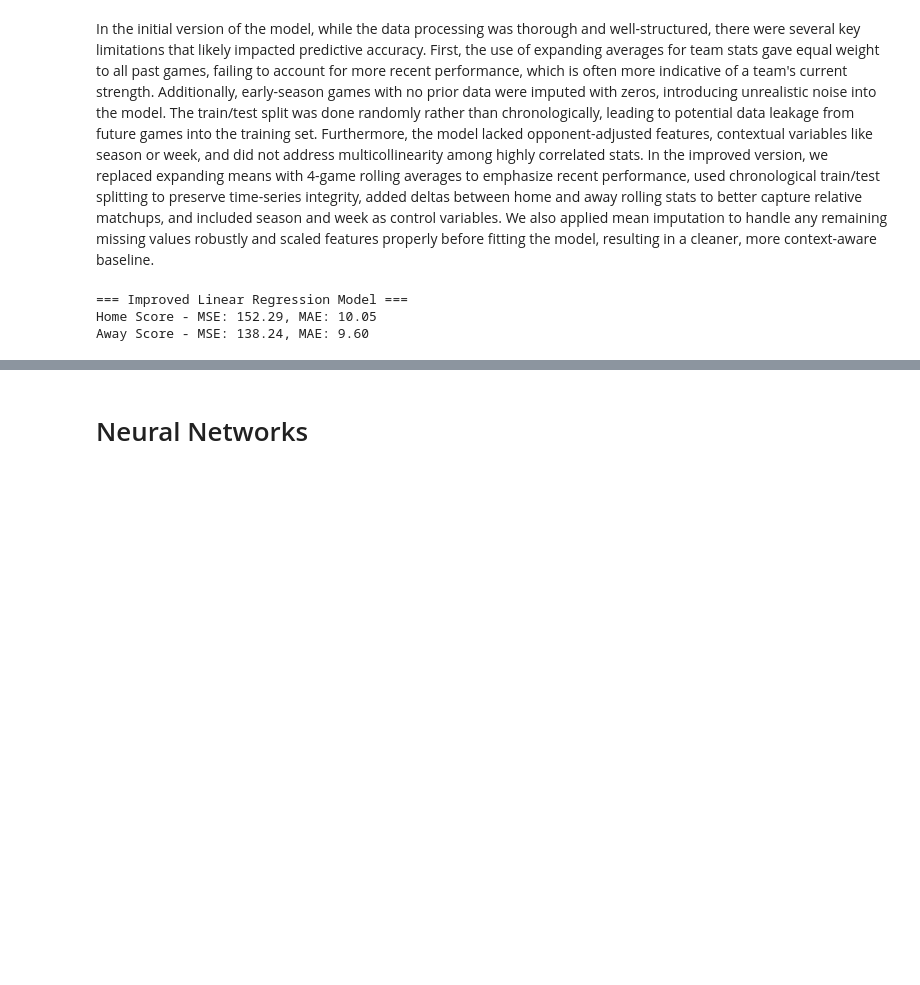
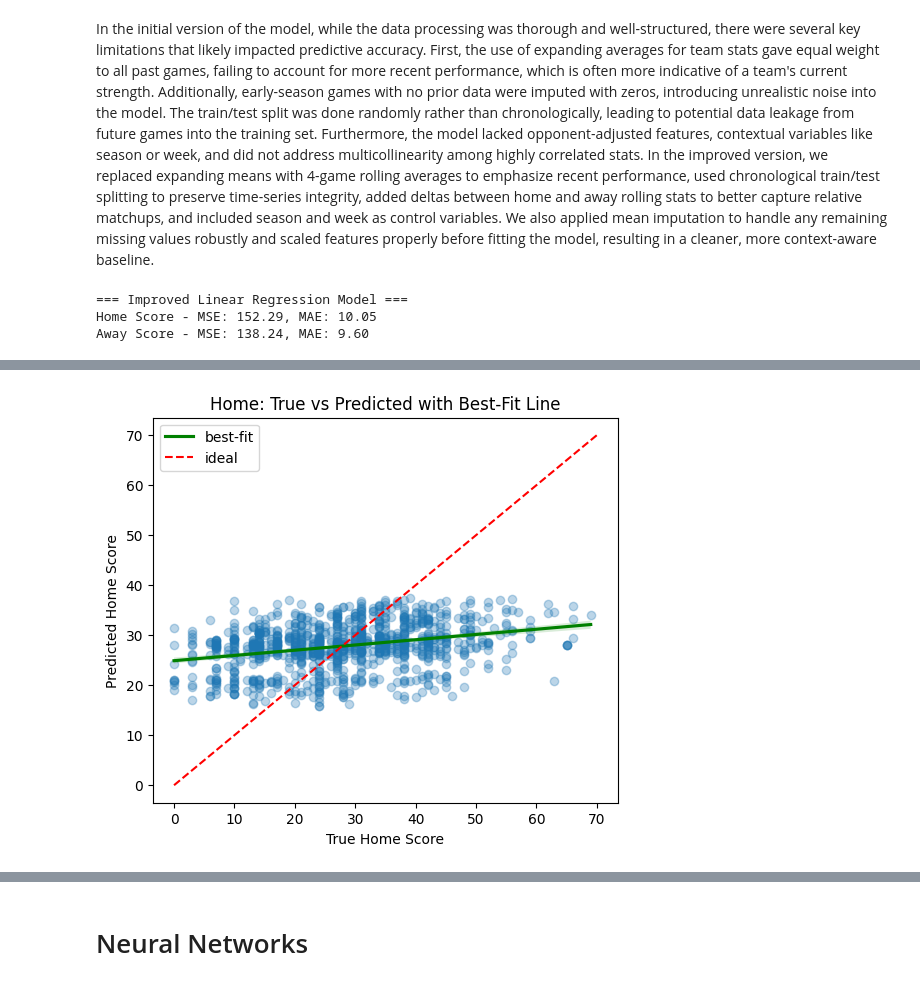
Before and after one commit to evanflaks/451Project, a Jupyter notebook: index.ipynb, the cells around one changed output, grey strips where cells are left out. Saved outputs shown, nothing was run; the diff lists cells and outputs as text; code cells hidden in the pictures; blank space fills up the shorter version.

Commit message:
new visualizations

```diff
--- a/index.ipynb
+++ b/index.ipynb
@@ -358,0 +528,91 @@ Away Score - MSE: 138.24, MAE: 9.60
+# %%
+import matplotlib.pyplot as plt
+import seaborn as sns
+import numpy as np
+import pandas as pd
+
+# Home score
+true_h = y_test["score_home"].values
+pred_h = y_pred[:,0]
+
+print("Home R²:", r2_score(true_h, pred_h))
+
+plt.figure(figsize=(6,5))
+sns.regplot(x=true_h, y=pred_h,
+            scatter_kws={"alpha":0.3},
+            line_kws={"color":"green", "label":"best‐fit"})
+plt.plot([0,70],[0,70],"r--", label="ideal")
+plt.xlabel("True Home Score")
+plt.ylabel("Predicted Home Score")
+plt.title("Home: True vs Predicted with Best‐Fit Line")
+plt.legend()
+plt.show()
+
+# Away score
+true_a = y_test["score_away"].values
+pred_a = y_pred[:,1]
+
+print("Away R²:", r2_score(true_a, pred_a))
+
+plt.figure(figsize=(6,5))
+sns.regplot(x=true_a, y=pred_a,
+            scatter_kws={"alpha":0.3},
+            line_kws={"color":"green", "label":"best‐fit"})
+plt.plot([0,70],[0,70],"r--", label="ideal")
+plt.xlabel("True Away Score")
+plt.ylabel("Predicted Away Score")
+plt.title("Away: True vs Predicted with Best‐Fit Line")
+plt.legend()
+plt.show()
+
+
+
+# 3) Residual histograms
+plt.figure(figsize=(6,4))
+sns.histplot(df_vis['resid_home'], bins=30, kde=True)
+plt.title("Home Residuals (True − Pred)")
+plt.xlabel("Error (points)")
+plt.tight_layout()
+plt.show()
+
+plt.figure(figsize=(6,4))
+sns.histplot(df_vis['resid_away'], bins=30, kde=True)
+plt.title("Away Residuals (True − Pred)")
+plt.xlabel("Error (points)")
+plt.tight_layout()
+plt.show()
+
+# 4) Residuals vs. Predicted (check for heteroscedasticity)
+plt.figure(figsize=(6,5))
+sns.scatterplot(x='pred_home', y='resid_home', data=df_vis, alpha=0.4)
+plt.axhline(0, linestyle='--', color='gray')
+plt.xlabel("Predicted Home")
+plt.ylabel("Residual Home")
+plt.title("Home Residuals vs. Predicted")
+plt.tight_layout()
+plt.show()
+
+plt.figure(figsize=(6,5))
+sns.scatterplot(x='pred_away', y='resid_away', data=df_vis, alpha=0.4)
+plt.axhline(0, linestyle='--', color='gray')
+plt.xlabel("Predicted Away")
+plt.ylabel("Residual Away")
+plt.title("Away Residuals vs. Predicted")
+plt.tight_layout()
+plt.show()
+
+# 5) Mean Absolute Error by Week
+week_mae = df_vis.assign(abs_err_home=df_vis['resid_home'].abs(),
+                          abs_err_away=df_vis['resid_away'].abs()) \
+                .groupby('week')[['abs_err_home','abs_err_away']].mean() \
+                .reset_index()
+
+plt.figure(figsize=(8,4))
+sns.lineplot(x='week', y='abs_err_home', data=week_mae, label='Home MAE')
+sns.lineplot(x='week', y='abs_err_away', data=week_mae, label='Away MAE')
+plt.xlabel("Week of Season")
+plt.ylabel("Mean Absolute Error (points)")
+plt.title("MAE by Week (2022+ Test Set)")
+plt.tight_layout()
+plt.show()
+# %% [output]
@@ -358,0 +620 @@ Away Score - MSE: 138.24, MAE: 9.60
+[figure, added]
```
Also changed, not shown: parts of 4 cells of this notebook.
